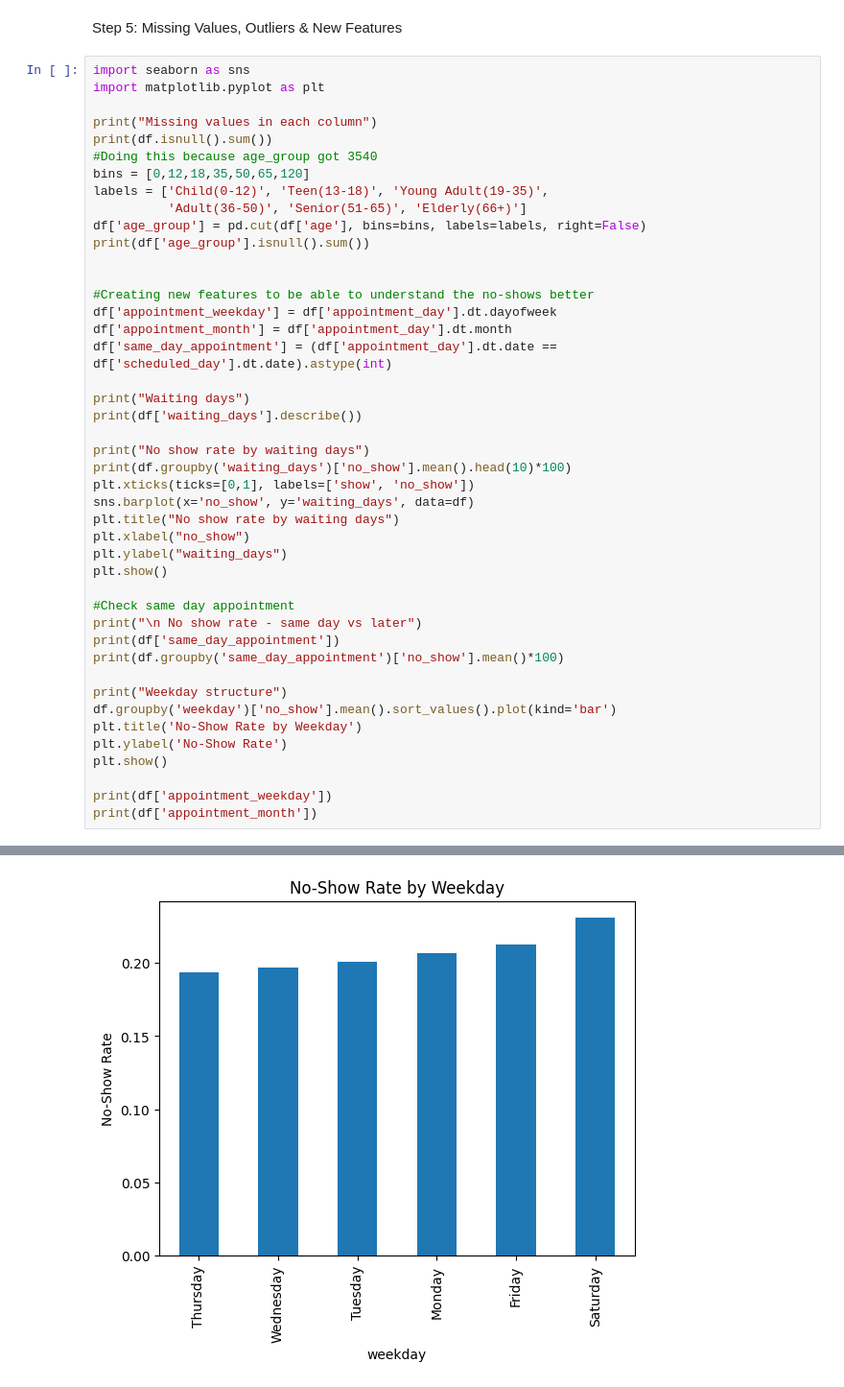
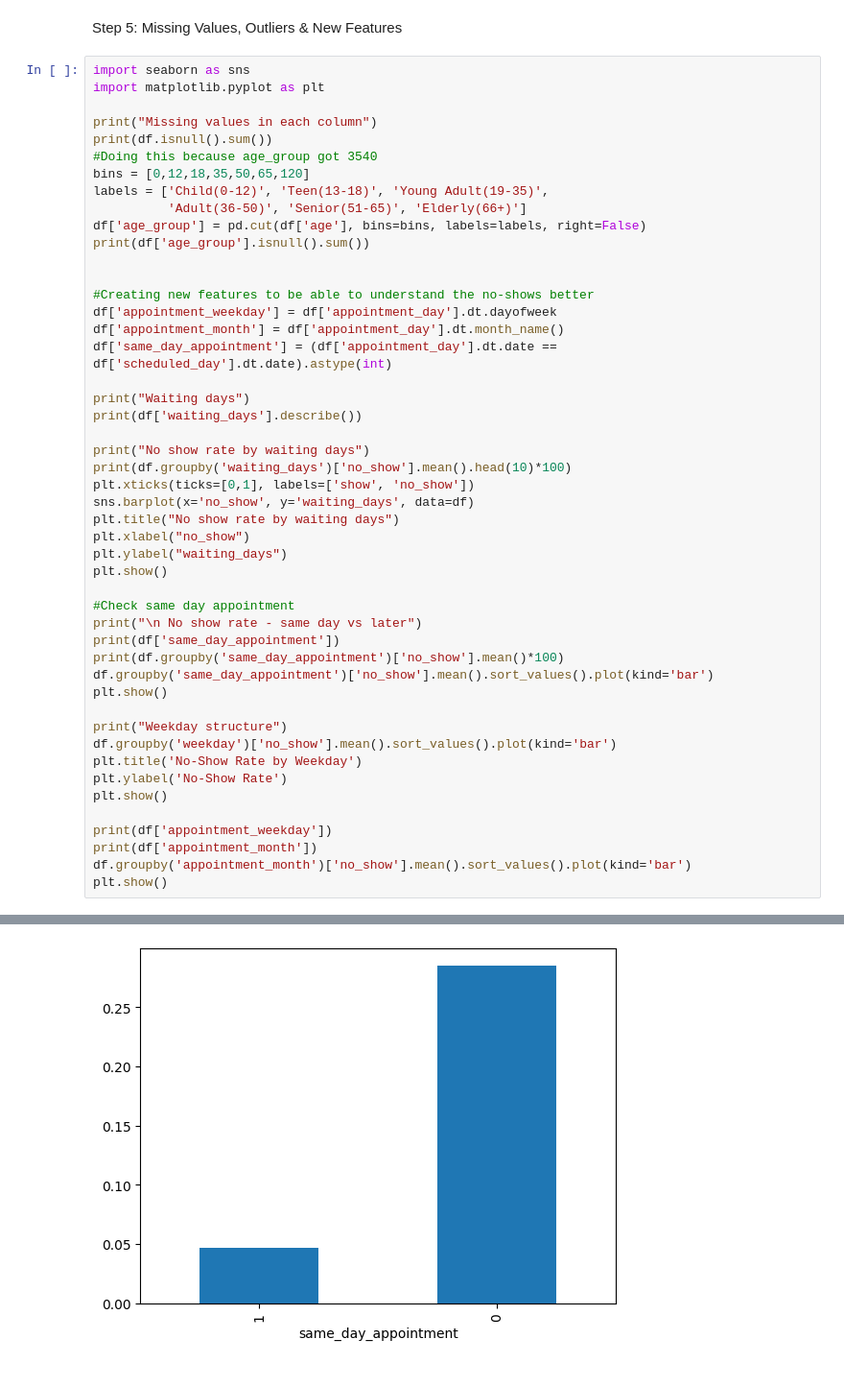
Before and after one commit to bkk10/Medical_NoShow_Analysis, a Jupyter notebook: medical_appointment/eda.ipynb, the cells around one changed output, grey strips where cells are left out. Shown at 96% size. Drawn from its saved outputs; the diff is of its cells as text.

```diff
--- a/medical_appointment/eda.ipynb
+++ b/medical_appointment/eda.ipynb
@@ -262,7 +262,7 @@ print(df['age_group'].isnull().sum())
 
 #Creating new features to be able to understand the no-shows better
 df['appointment_weekday'] = df['appointment_day'].dt.dayofweek
-df['appointment_month'] = df['appointment_day'].dt.month
+df['appointment_month'] = df['appointment_day'].dt.month_name()
 df['same_day_appointment'] = (df['appointment_day'].dt.date == df['scheduled_day'].dt.date).astype(int)
 
 print("Waiting days")
@@ -281,6 +281,8 @@ plt.show()
 print("\n No show rate - same day vs later")
 print(df['same_day_appointment'])
 print(df.groupby('same_day_appointment')['no_show'].mean()*100)
+df.groupby('same_day_appointment')['no_show'].mean().sort_values().plot(kind='bar')
+plt.show()
 
 print("Weekday structure")
 df.groupby('weekday')['no_show'].mean().sort_values().plot(kind='bar')
@@ -290,6 +292,8 @@ plt.show()
 
 print(df['appointment_weekday'])
 print(df['appointment_month'])
+df.groupby('appointment_month')['no_show'].mean().sort_values().plot(kind='bar')
+plt.show()
 # %% [output]
 Missing values in each column
 gender                  0
@@ -330 +333 @@ Weekday structure
-[figure, old version]
+[figure, new version]
```
Also changed, not shown: parts of 4 cells of this notebook.
